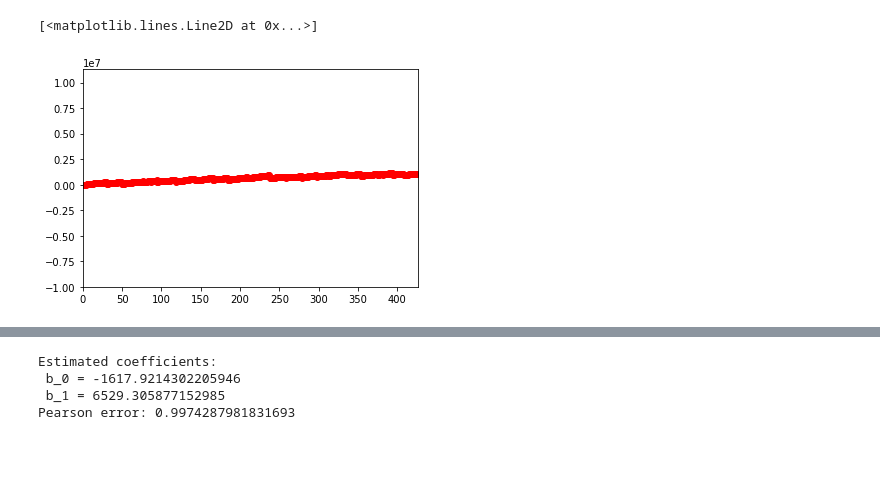
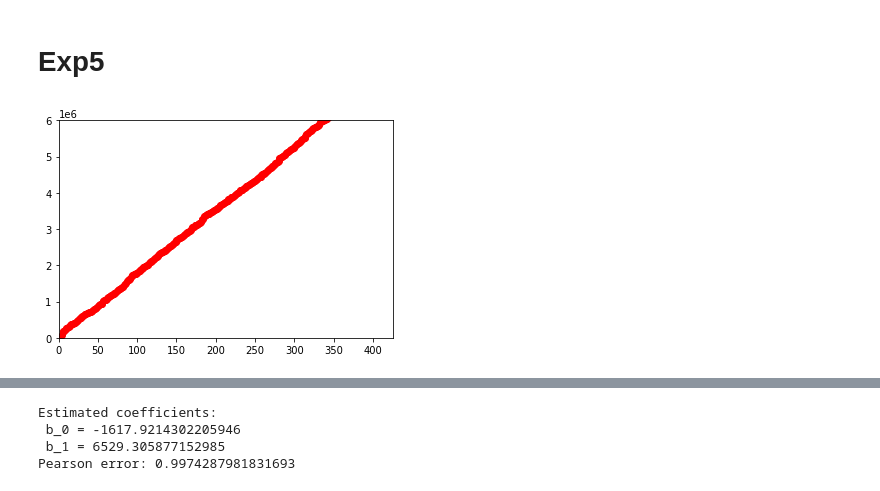
Before and after one commit to lunjohnzhang/RERAN, a Jupyter notebook: data_set/plotTimePoint.ipynb, the cells around one changed output, grey strips where cells are left out. Cells and saved outputs as stored; diff of their text form; code cells hidden in the pictures; blank space fills up the shorter version.

```diff
--- a/data_set/plotTimePoint.ipynb
+++ b/data_set/plotTimePoint.ipynb
@@ -199,14 +173,27 @@ plt.plot(difference, 'ro')
-# %%
-replayTimePointsBlock = readReplayedTimePoint("exp8/set2/replayTimePointSet2.txt")
-# print(replayTimePointsBlock[0])
-# print()
-actualTimePoints = readActualTimePoint("exp8/set2/actualTimePointSet2.txt")
-# print(actualTimePoints)
-
-difference_exp = takeDifference(replayTimePointsBlock[0], actualTimePoints)
-# print(difference)
-plt.axis([0, 426, -10000000, 11288471.0])
-plt.plot(difference_exp, 'ro')
-# %% [output]
-[<matplotlib.lines.Line2D at 0x...>]
-[figure, removed]
+# %%
+def plotRecordActualCom(exp_num, set_num):
+    replayTimePointsBlock = readReplayedTimePoint("exp%d/set%d/replayTimePointSet%d.txt" % (exp_num, set_num, set_num))
+    # print(replayTimePointsBlock[0])
+    # print()
+    actualTimePoints = readActualTimePoint("exp%d/set%d/actualTimePointSet%d.txt" % (exp_num, set_num, set_num))
+    # print(actualTimePoints)
+    plt.axis([0, 351, 0, 1.5e7])
+    # plt.plot(replayTimePointsBlock[0], 'ro', replayTimePointsBlock[1], 'go', replayTimePointsBlock[2], 'mo', actualTimePoints, 'bo')
+    plt.plot(replayTimePointsBlock[0], 'ro', label = "replay")
+    plt.plot(actualTimePoints, 'bo', label = "actual")
+    plt.legend()
+    plt.show()
+
+def plotRecordActualDiff(exp_num, set_num, color = 'ro', label = None):
+    replayTimePointsBlock = readReplayedTimePoint("exp%d/set%d/replayTimePointSet%d.txt" % (exp_num, set_num, set_num))
+    actualTimePoints = readActualTimePoint("exp%d/set%d/actualTimePointSet%d.txt" % (exp_num, set_num, set_num))
+    difference = takeDifference(replayTimePointsBlock[0], actualTimePoints)
+    # print(difference)
+    plt.axis([0, 426, 0, 0.6*1e7])
+    plt.plot(difference, color, label = label)
+# %% [markdown]
+# Exp5
+# %%
+plotRecordActualDiff(5, 1)
+# %% [output]
+[figure, added]
```
Also changed, not shown: parts of 23 cells of this notebook, 11 other files.
